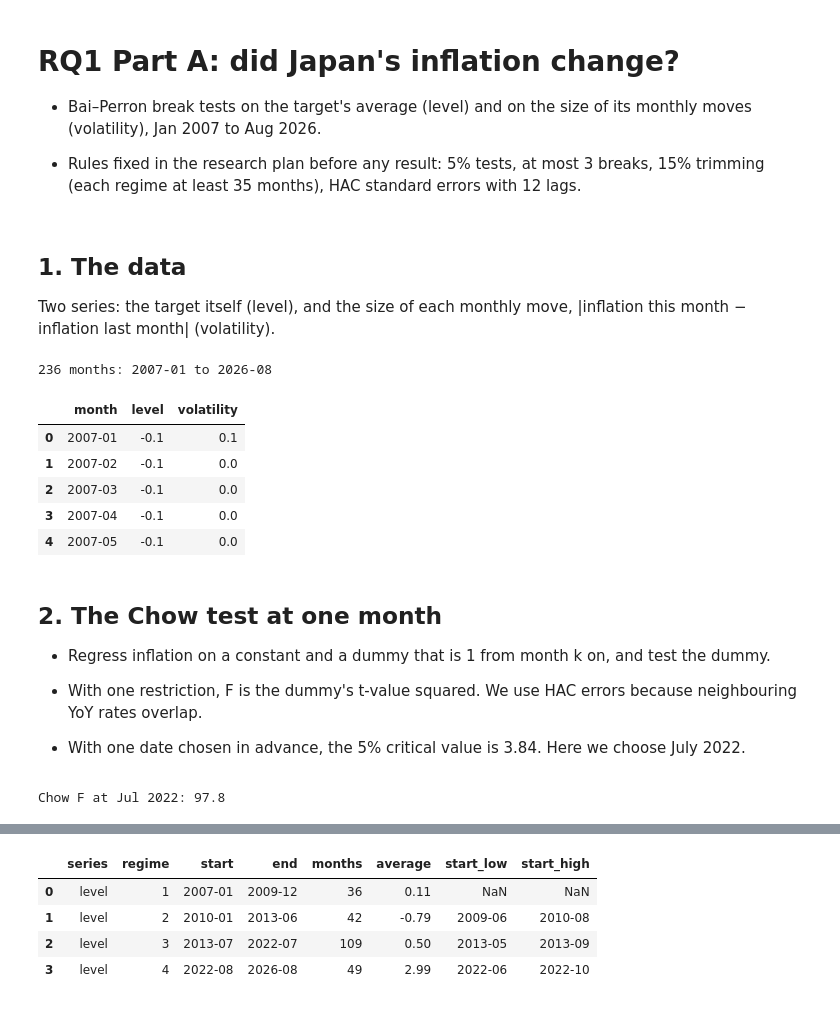
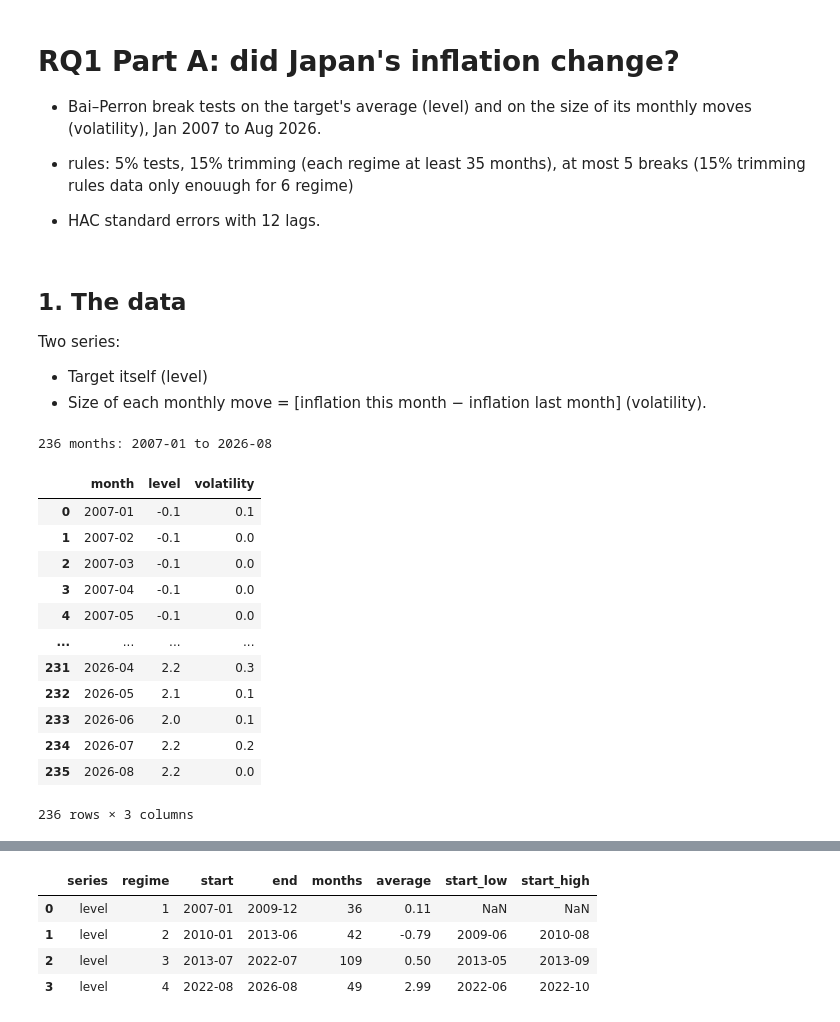
Before and after one commit to tay27890123/japan-inflation-regime-paper, a Jupyter notebook: notebooks/02_rq1_breaks.ipynb, the cells around one changed output, grey strips where cells are left out. Saved outputs shown, nothing was run; the diff lists cells and outputs as text; code cells hidden in the pictures.

```diff
--- a/notebooks/02_rq1_breaks.ipynb
+++ b/notebooks/02_rq1_breaks.ipynb
@@ -3,7 +3,8 @@
 
 - Bai–Perron break tests on the target's average (level) and on the size of its monthly moves (volatility), Jan 2007 to Aug 2026.
 
-- Rules fixed in the research plan before any result: 5% tests, at most 3 breaks, 15% trimming (each regime at least 35 months), HAC standard errors with 12 lags.
+- rules: 5% tests, 15% trimming (each regime at least 35 months), at most 5 breaks (15% trimming rules data only enouugh for 6 regime)
+- HAC standard errors with 12 lags.
 # %%
 from pathlib import Path
 
@@ -28,46 +29,34 @@ CRITICAL_5PCT = {1: 8.58, 2: 10.13, 3: 11.14}
 # %% [markdown]
 ## 1. The data
-
-Two series: the target itself (level), and the size of each monthly move, |inflation this month − inflation last month| (volatility).
+Two series:
+- Target itself (level)
+- Size of each monthly move = [inflation this month − inflation last month] (volatility).
 # %%
 data = pd.read_csv(ROOT / "data" / "processed" / "target.csv")
 data["level"] = data["target"]
 data["volatility"] = data["target"].diff().abs()  # Jan 2007 uses Dec 2006
 data = data[data["month"] >= START].reset_index(drop=True)
 months = data["month"].tolist()
 
 # Check: starts in Jan 2007, one row per month, nothing missing
 month_number = data["month"].str[:4].astype(int) * 12 + data["month"].str[5:].astype(int)
 assert months[0] == "2007-01" and (month_number.diff().dropna() == 1).all()
 assert data[["level", "volatility"]].notna().all().all()
 
 print(len(data), "months:", months[0], "to", months[-1])
-data[["month", "level", "volatility"]].head()
+data[["month", "level", "volatility"]]
 # %% [output]
 236 months: 2007-01 to 2026-08
 |  | month | level | volatility |
 | 0 | 2007-01 | -0.1 | 0.1 |
 | 1 | 2007-02 | -0.1 | 0.0 |
 | 2 | 2007-03 | -0.1 | 0.0 |
 | 3 | 2007-04 | -0.1 | 0.0 |
 | 4 | 2007-05 | -0.1 | 0.0 |
+| ... | ... | ... | ... |
+| 231 | 2026-04 | 2.2 | 0.3 |
+| 232 | 2026-05 | 2.1 | 0.1 |
+| 233 | 2026-06 | 2.0 | 0.1 |
+| 234 | 2026-07 | 2.2 | 0.2 |
+| 235 | 2026-08 | 2.2 | 0.0 |
+236 rows × 3 columns
-# %% [markdown]
-## 2. The Chow test at one month
-
-- Regress inflation on a constant and a dummy that is 1 from month k on, and test the dummy.
-- With one restriction, F is the dummy's t-value squared. We use HAC errors because neighbouring YoY rates overlap.
-
-- With one date chosen in advance, the 5% critical value is 3.84. Here we choose July 2022.
-# %%
-def chow_f(y, k):
-    """Chow test for a change in the average at position k, with HAC errors."""
-    dummy = (np.arange(len(y)) >= k).astype(float)
-    fit = OLS(y, add_constant(dummy)).fit(cov_type="HAC", cov_kwds={"maxlags": HAC_LAGS})
-    return fit.tvalues[1] ** 2
-
-
-y = data["level"].to_numpy()
-k = months.index("2022-07")  # position of July 2022
-print("Chow F at Jul 2022:", round(chow_f(y, k), 1))
-# %% [output]
-Chow F at Jul 2022: 97.8
```
Also changed, not shown: parts of 18 cells of this notebook, 1 other file.
